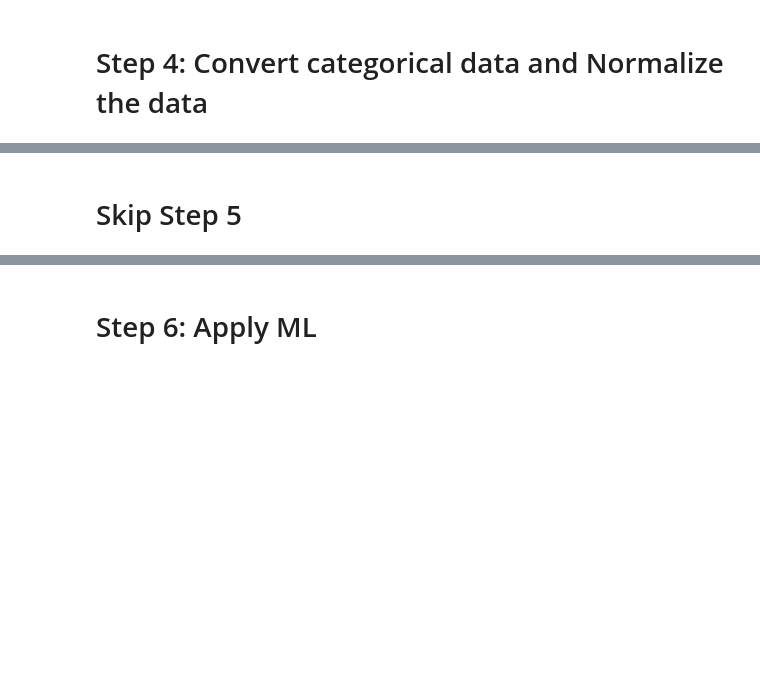
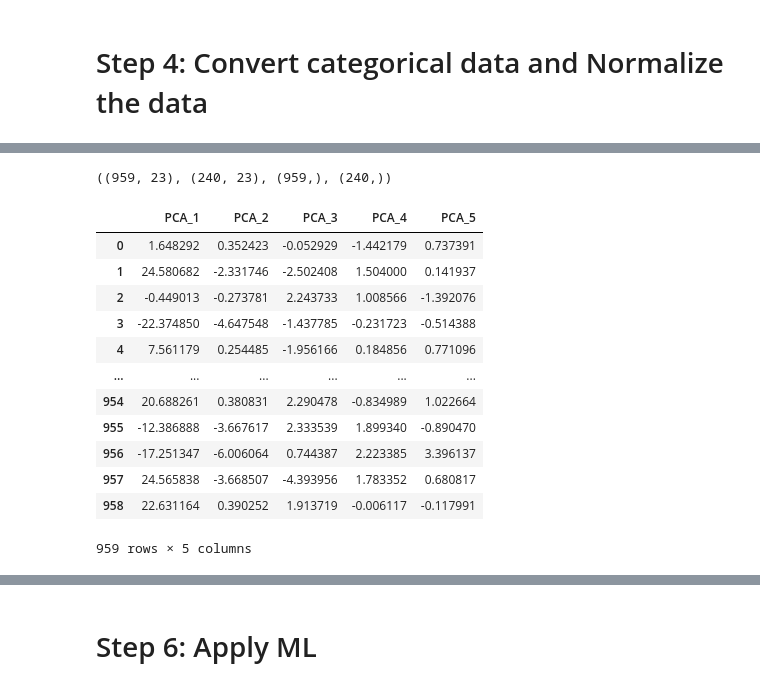
Before and after one commit to Morshedy22/DengAI-Predicting-Disease-Spread, a Jupyter notebook: Code/main.ipynb, the cells around one changed output, grey strips where cells are left out. Cells and saved outputs as stored; diff of their text form; code cells hidden in the pictures; blank space fills up the shorter version.

```diff
--- a/Code/main.ipynb
+++ b/Code/main.ipynb
@@ -227,18 +254,11 @@ X=X.drop('week_start_date',axis=1)
 # %%
 # # Normalize all the columns except the city column and the total_cases column
-# from sklearn.preprocessing import MinMaxScaler
-# scaler = MinMaxScaler()
+from sklearn.preprocessing import RobustScaler
+scaler = RobustScaler()
 
-# # Normalize all columns
-# for col in X.columns:
-#     if col not in ['city','total_cases']:
-#         X[col]=scaler.fit_transform(X[col].values.reshape(-1,1))
+# Normalize all columns
+for col in X.columns:
+    if col not in ['city','total_cases','year','weekofyear']:
+        scaler = RobustScaler()
+        X[col]=scaler.fit_transform(X[col].values.reshape(-1,1))
-# %%
-maxs = X.max()
-mins = X.min()
-
-# Normalize all columns
-for col in X.columns:
-    if col not in ['city','total_cases']:
-        X[col]=(X[col]-mins[col])/(maxs[col]-mins[col])
 # %%
@@ -260,2 +283,0 @@ X
-# %% [markdown]
-# Skip Step 5
@@ -261,0 +286,34 @@ X
+# %%
+X_train, X_val, Y_train, Y_val = train_test_split(X.iloc[:,:-1], X.iloc[:,-1], test_size = 0.2)
+X_train.shape, X_val.shape, Y_train.shape, Y_val.shape
+# %% [output]
+((959, 23), (240, 23), (959,), (240,))
+# %%
+pca = PCA(n_components=5)
+
+# Fit the PCA model and transform the features
+features_pca = pca.fit_transform(X_train)
+X_val = pca.transform(X_val)
+
+# Create a DataFrame with the reduced features
+columns_pca = [f'PCA_{i+1}' for i in range(5)]
+df_pca = pd.DataFrame(features_pca, columns=columns_pca)
+X_val = pd.DataFrame(X_val, columns=columns_pca)
+
+X_train = df_pca.copy()
+# %%
+X_train
+# %% [output]
+|  | PCA_1 | PCA_2 | PCA_3 | PCA_4 | PCA_5 |
+| 0 | 1.648292 | 0.352423 | -0.052929 | -1.442179 | 0.737391 |
+| 1 | 24.580682 | -2.331746 | -2.502408 | 1.504000 | 0.141937 |
+| 2 | -0.449013 | -0.273781 | 2.243733 | 1.008566 | -1.392076 |
+| 3 | -22.374850 | -4.647548 | -1.437785 | -0.231723 | -0.514388 |
+| 4 | 7.561179 | 0.254485 | -1.956166 | 0.184856 | 0.771096 |
+| ... | ... | ... | ... | ... | ... |
+| 954 | 20.688261 | 0.380831 | 2.290478 | -0.834989 | 1.022664 |
+| 955 | -12.386888 | -3.667617 | 2.333539 | 1.899340 | -0.890470 |
+| 956 | -17.251347 | -6.006064 | 0.744387 | 2.223385 | 3.396137 |
+| 957 | 24.565838 | -3.668507 | -4.393956 | 1.783352 | 0.680817 |
+| 958 | 22.631164 | 0.390252 | 1.913719 | -0.006117 | -0.117991 |
+959 rows × 5 columns
```
Also changed, not shown: parts of 26 cells of this notebook.
